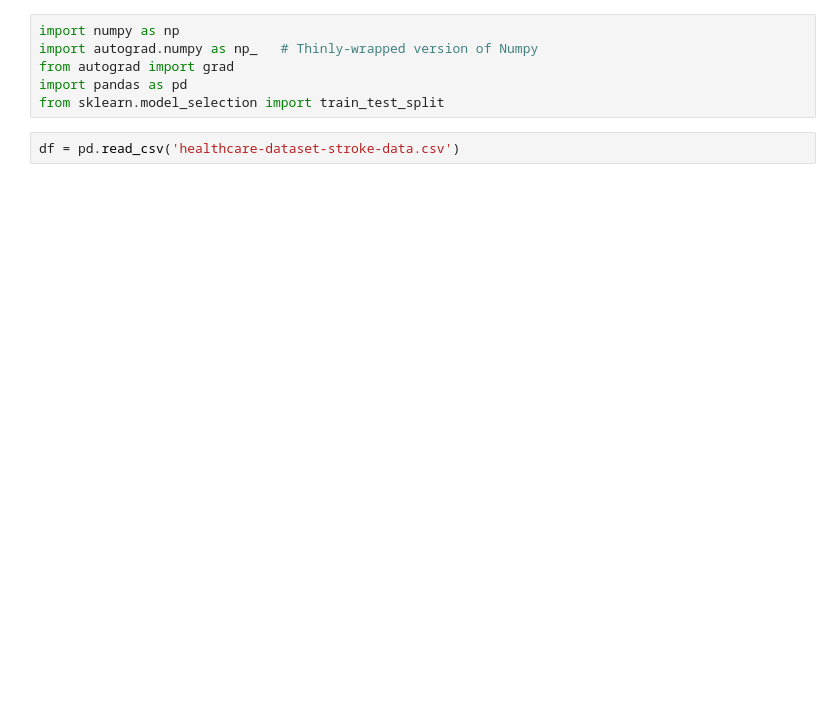
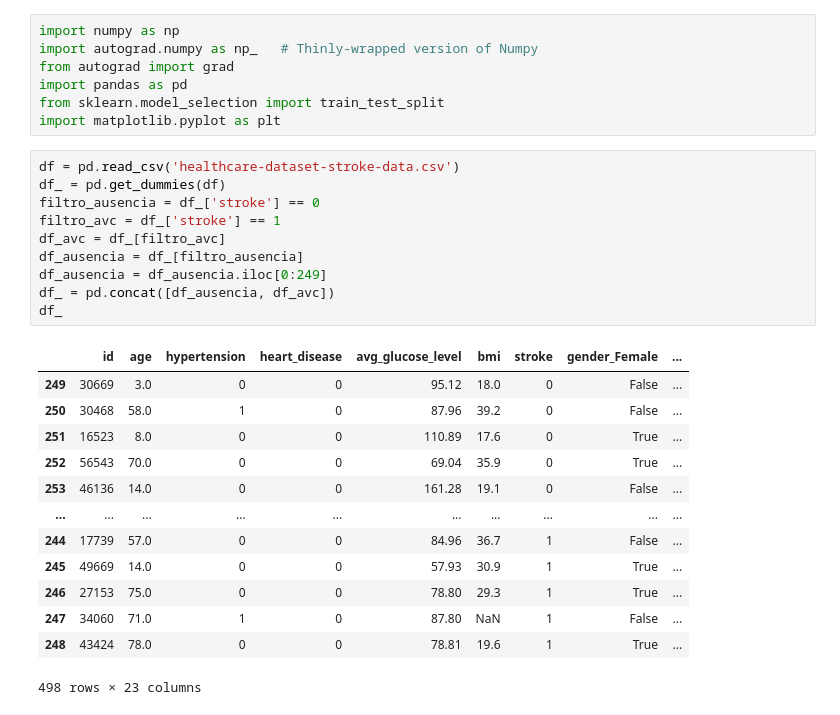
Before and after one commit to eriksoaress/AVC_class, a Jupyter notebook: AVC.ipynb, the cells around one changed output. Saved outputs shown, nothing was run; the diff lists cells and outputs as text; blank space fills up the shorter version.

```diff
--- a/AVC.ipynb
+++ b/AVC.ipynb
@@ -4,6 +4,29 @@ import autograd.numpy as np_   # Thinly-wrapped version of Numpy
 from autograd import grad
 import pandas as pd
 from sklearn.model_selection import train_test_split
+import matplotlib.pyplot as plt
-# %%
-df = pd.read_csv('healthcare-dataset-stroke-data.csv')
+# %%
+df = pd.read_csv('healthcare-dataset-stroke-data.csv')
+df_ = pd.get_dummies(df)
+filtro_ausencia = df_['stroke'] == 0
+filtro_avc = df_['stroke'] == 1
+df_avc = df_[filtro_avc]
+df_ausencia = df_[filtro_ausencia]
+df_ausencia = df_ausencia.iloc[0:249]
+df_ = pd.concat([df_ausencia, df_avc])
+df_
+# %% [output]
+|  | id | age | hypertension | heart_disease | avg_glucose_level | bmi | stroke | gender_Female | ... |
+| 249 | 30669 | 3.0 | 0 | 0 | 95.12 | 18.0 | 0 | False | ... |
+| 250 | 30468 | 58.0 | 1 | 0 | 87.96 | 39.2 | 0 | False | ... |
+| 251 | 16523 | 8.0 | 0 | 0 | 110.89 | 17.6 | 0 | True | ... |
+| 252 | 56543 | 70.0 | 0 | 0 | 69.04 | 35.9 | 0 | True | ... |
+| 253 | 46136 | 14.0 | 0 | 0 | 161.28 | 19.1 | 0 | False | ... |
+| ... | ... | ... | ... | ... | ... | ... | ... | ... | ... |
+| 244 | 17739 | 57.0 | 0 | 0 | 84.96 | 36.7 | 1 | False | ... |
+| 245 | 49669 | 14.0 | 0 | 0 | 57.93 | 30.9 | 1 | True | ... |
+| 246 | 27153 | 75.0 | 0 | 0 | 78.80 | 29.3 | 1 | True | ... |
+| 247 | 34060 | 71.0 | 1 | 0 | 87.80 | NaN | 1 | False | ... |
+| 248 | 43424 | 78.0 | 0 | 0 | 78.81 | 19.6 | 1 | True | ... |
+498 rows × 23 columns
 # %%
```
Also changed, not shown: parts of 5 cells of this notebook, 2 other files.
